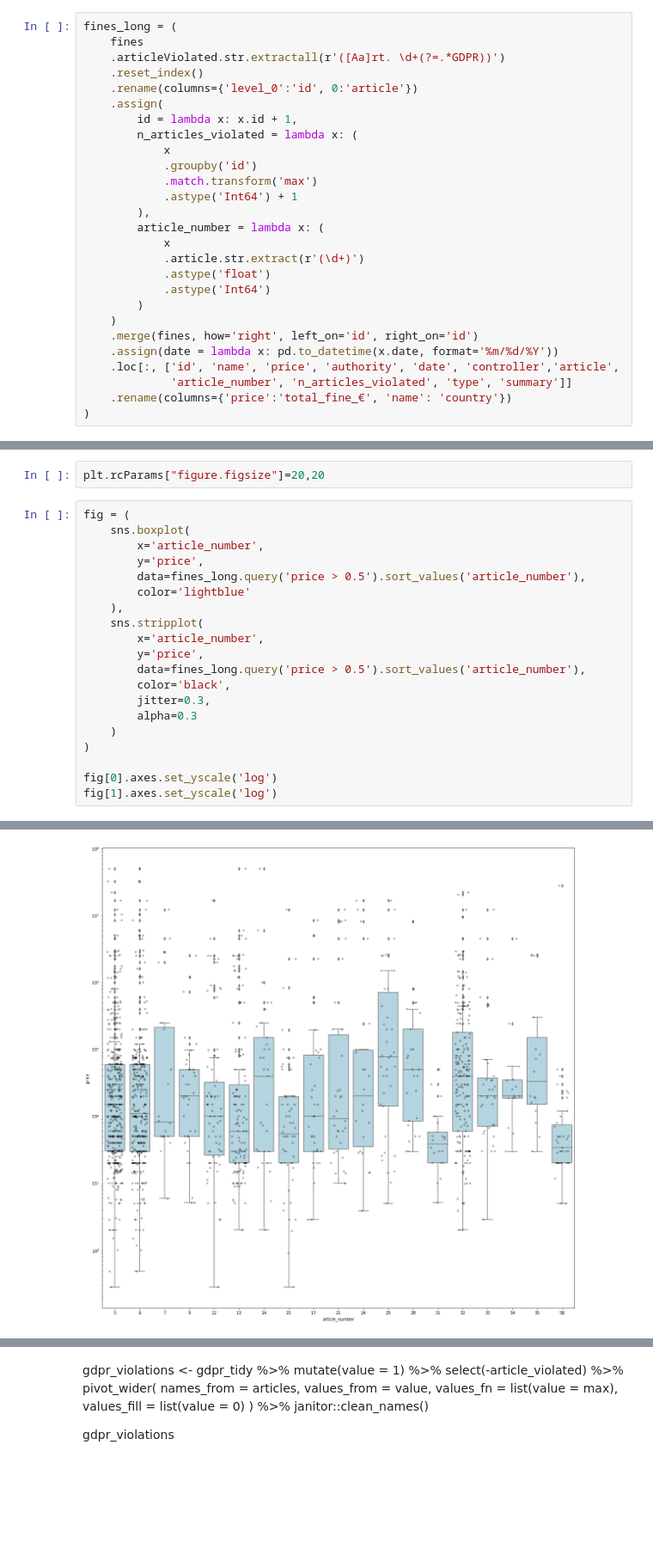
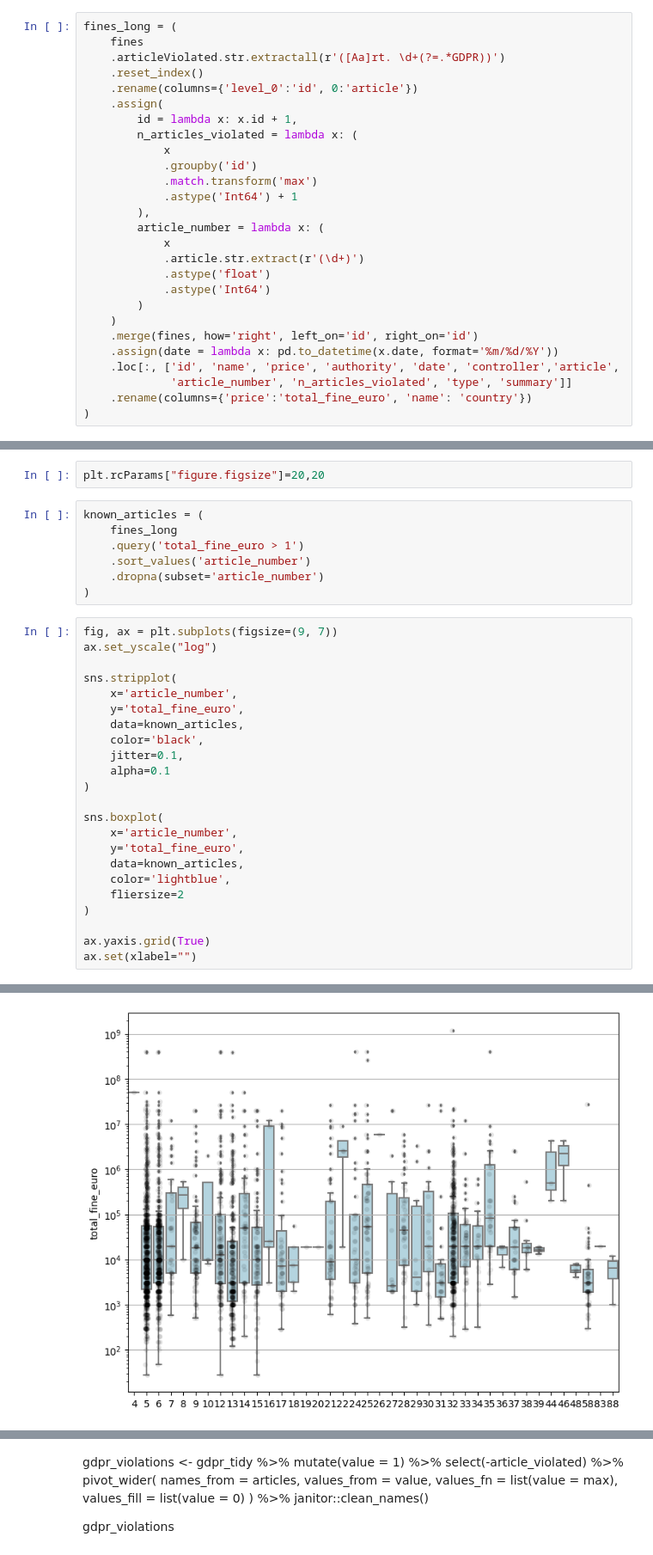
Before and after one commit to dc27/gdpr-fines-analysis, a Jupyter notebook: dev.ipynb, the cells around one changed output, grey strips where cells are left out. Shown at 86% size. Cells and saved outputs as stored; diff of their text form; blank space fills up the shorter version.

```diff
--- a/dev.ipynb
+++ b/dev.ipynb
@@ -86,7 +86,7 @@ fines_long = (
     .assign(date = lambda x: pd.to_datetime(x.date, format='%m/%d/%Y'))
     .loc[:, ['id', 'name', 'price', 'authority', 'date', 'controller','article',
              'article_number', 'n_articles_violated', 'type', 'summary']]
-    .rename(columns={'price':'total_fine_€', 'name': 'country'})
+    .rename(columns={'price':'total_fine_euro', 'name': 'country'})
 )
 # %%
 n_citations = (
@@ -163,23 +139,33 @@ sns.boxplot(x='article',y = 'price', data=fines_long);
 # %%
 plt.rcParams["figure.figsize"]=20,20
+# %%
+known_articles = (
+    fines_long
+    .query('total_fine_euro > 1')
+    .sort_values('article_number')
+    .dropna(subset='article_number')
+)
 # %%
-fig = (
-    sns.boxplot(
-        x='article_number',
-        y='price',
-        data=fines_long.query('price > 0.5').sort_values('article_number'),
-        color='lightblue'
-    ),
-    sns.stripplot(
-        x='article_number',
-        y='price',
-        data=fines_long.query('price > 0.5').sort_values('article_number'),
-        color='black',
-        jitter=0.3,
-        alpha=0.3
-    )
+fig, ax = plt.subplots(figsize=(9, 7))
+ax.set_yscale("log")
+
+sns.stripplot(
+    x='article_number',
+    y='total_fine_euro',
+    data=known_articles,
+    color='black',
+    jitter=0.1,
+    alpha=0.1
 )
 
-fig[0].axes.set_yscale('log')
-fig[1].axes.set_yscale('log')
+sns.boxplot(
+    x='article_number',
+    y='total_fine_euro',
+    data=known_articles,
+    color='lightblue',
+    fliersize=2
+)
+
+ax.yaxis.grid(True)
+ax.set(xlabel="")
 # %% [output]
@@ -186 +173 @@ fig[1].axes.set_yscale('log')
-[figure, old version]
+[figure, new version]
```
Also changed, not shown: parts of 18 cells of this notebook.
